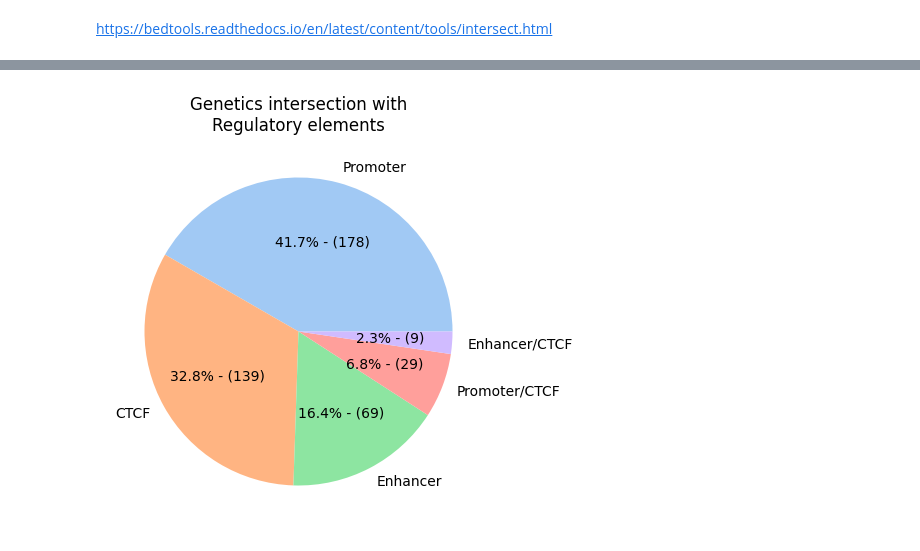
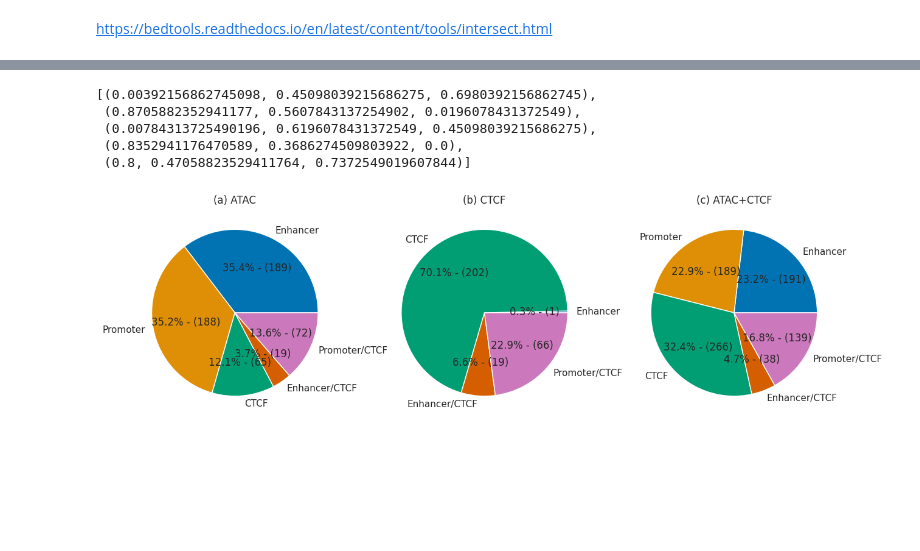
Before and after one commit to Genome-Function-Initiative-Oxford/REgulamentary, a Jupyter notebook: geneticsIntersection.ipynb, the cells around one changed output, grey strips where cells are left out. Drawn from its saved outputs; the diff is of its cells as text; code cells hidden in the pictures; blank space fills up the shorter version.

```diff
--- a/geneticsIntersection.ipynb
+++ b/geneticsIntersection.ipynb
@@ -100 +170,27 @@ df
+# %%
+dict_colors = {}
+dict_colors['Enhancer'] = sns.color_palette('colorblind')[0]
+dict_colors['Promoter'] = sns.color_palette('colorblind')[1]
+dict_colors['CTCF'] = sns.color_palette('colorblind')[2]
+dict_colors['Enhancer/CTCF'] = sns.color_palette('colorblind')[3]
+dict_colors['Promoter/CTCF'] = sns.color_palette('colorblind')[4]
+# %%
+color_lits = []
+for i in df1['RE']:
+    color_lits.append(dict_colors[i])
+df1['color'] = color_lits
+
+color_lits = []
+for i in df2['RE']:
+    color_lits.append(dict_colors[i])
+df2['color'] = color_lits
+
+color_lits = []
+for i in df3['RE']:
+    color_lits.append(dict_colors[i])
+df3['color'] = color_lits
+# %%
+df1 = df1.T[['Enhancer', 'Promoter', 'CTCF', 'Enhancer/CTCF', 'Promoter/CTCF']].T
+df2 = df2.T[['Enhancer', 'CTCF', 'Enhancer/CTCF', 'Promoter/CTCF']].T
+df3 = df3.T[['Enhancer', 'Promoter', 'CTCF', 'Enhancer/CTCF', 'Promoter/CTCF']].T
 # %%
@@ -107,12 +200,26 @@ fig.show()
+# %%
+sns.color_palette('colorblind')[:5]
+# %% [output]
+[(0.00392156862745098, 0.45098039215686275, 0.6980392156862745),
+ (0.8705882352941177, 0.5607843137254902, 0.0196078431372549),
+ (0.00784313725490196, 0.6196078431372549, 0.45098039215686275),
+ (0.8352941176470589, 0.3686274509803922, 0.0),
+ (0.8, 0.47058823529411764, 0.7372549019607844)]
 # %%
 def func(pct, allvalues):
     absolute = int(pct / 100.*np.sum(allvalues))
     return "{:.1f}% - ({:d})".format(pct, absolute)
 
-fig, ax = plt.subplots(1,1,figsize=(5,5))
-ax.pie(df['count'], labels = df['RE'], colors = sns.color_palette('pastel'), autopct=lambda pct: func(pct, df['count']))
-plt.title("Genetics intersection with\nRegulatory elements")
+fig, ax = plt.subplots(1,3,figsize=(15,45))
+sns.set(font_scale=1.0)
+ax[0].pie(df1['count'], labels = df1['RE'], colors = df1['color'], autopct=lambda pct: func(pct, df1['count']))
+ax[1].pie(df2['count'], labels = df2['RE'], colors = df2['color'], autopct=lambda pct: func(pct, df2['count']))
+ax[2].pie(df3['count'], labels = df3['RE'], colors = df3['color'], autopct=lambda pct: func(pct, df3['count']))
+ax[0].set_title("(a) ATAC")
+ax[1].set_title("(b) CTCF")
+ax[2].set_title("(c) ATAC+CTCF")
+
 plt.show()
 fig.savefig("figures_paper/piechart_gentics_in_RE.pdf", format='pdf', bbox_inches='tight')
 # %% [output]
-[figure, old version]
+[figure, new version]
```
Also changed, not shown: parts of 13 cells of this notebook, 3 other files.
